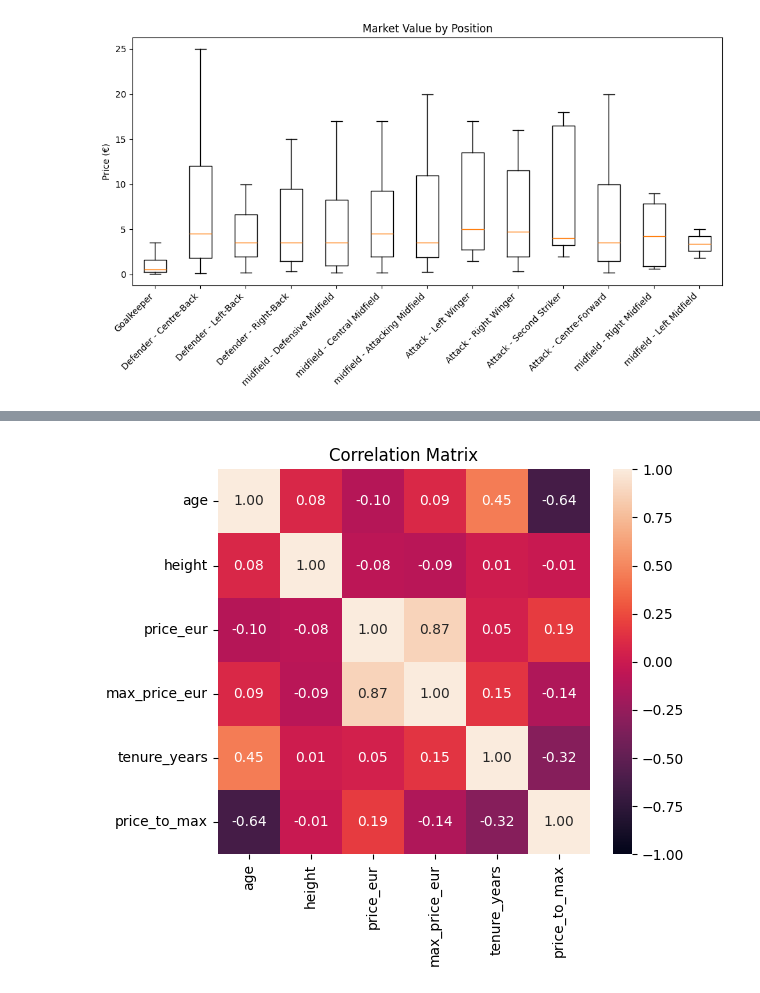
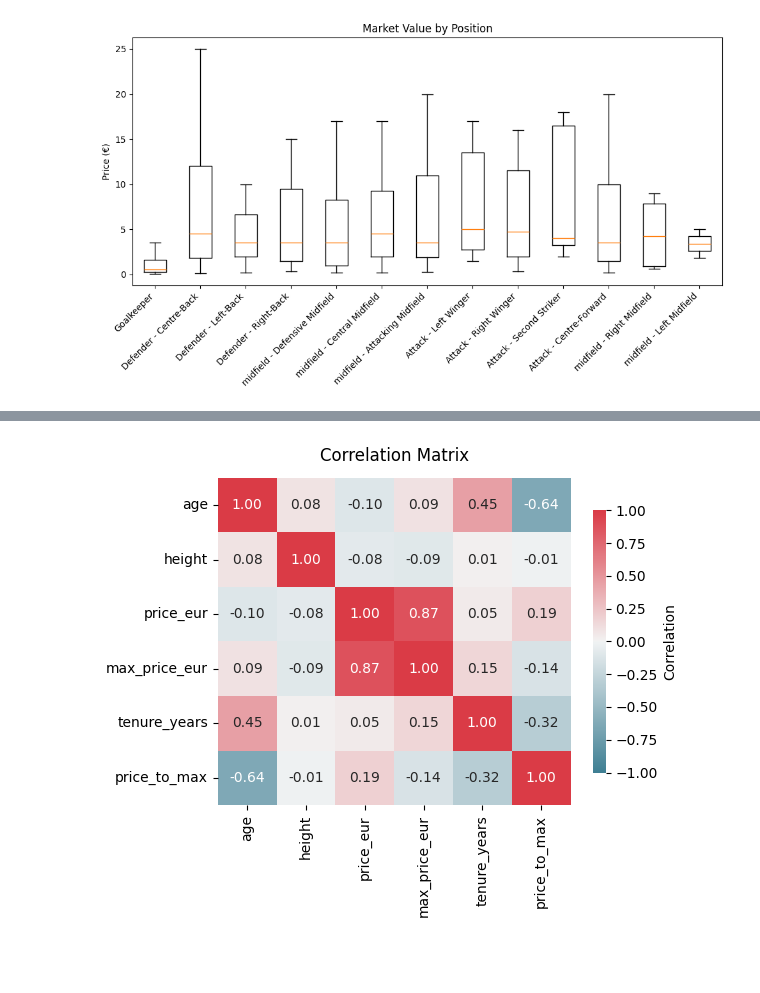
Before and after one commit to asim-aa/bundesliga-player-valuation, a Jupyter notebook: notebooks/04_exploratory_analysis.ipynb, the cells around one changed output, grey strips where cells are left out. Cells and saved outputs as stored; diff of their text form; code cells hidden in the pictures; blank space fills up the shorter version.

```diff
--- a/notebooks/04_exploratory_analysis.ipynb
+++ b/notebooks/04_exploratory_analysis.ipynb
@@ -85,12 +83,24 @@ plt.show()
 # %%
 import seaborn as sns
+import matplotlib.pyplot as plt
 
+# Compute correlation
 num_cols = ['age','height','price_eur','max_price_eur','tenure_years','price_to_max']
 corr = df[num_cols].corr()
 
+# Plot with a custom diverging palette
 plt.figure(figsize=(6,5))
-sns.heatmap(corr, annot=True, fmt=".2f", vmin=-1, vmax=1)
-plt.title("Correlation Matrix")
+sns.heatmap(
+    corr,
+    annot=True,
+    fmt=".2f",
+    vmin=-1, vmax=1,
+    cmap=sns.diverging_palette(220, 10, as_cmap=True),
+    center=0,
+    cbar_kws={"shrink": .8, "label": "Correlation"}
+)
+plt.title("Correlation Matrix", pad=12)
+plt.tight_layout()
 plt.show()
 # %% [output]
-[figure, old version]
+[figure, new version]
```
Also changed, not shown: parts of 1 cell of this notebook.
